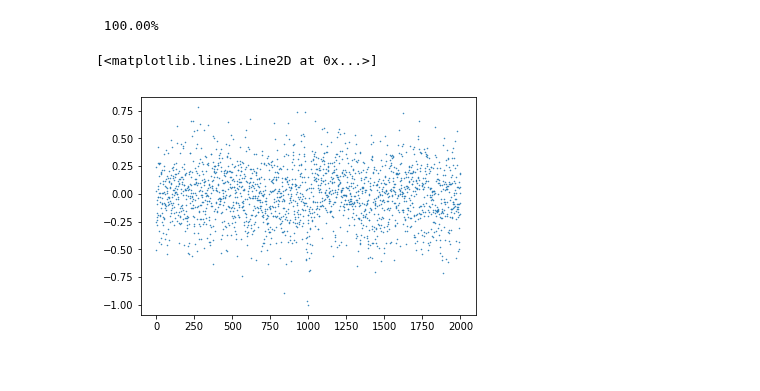
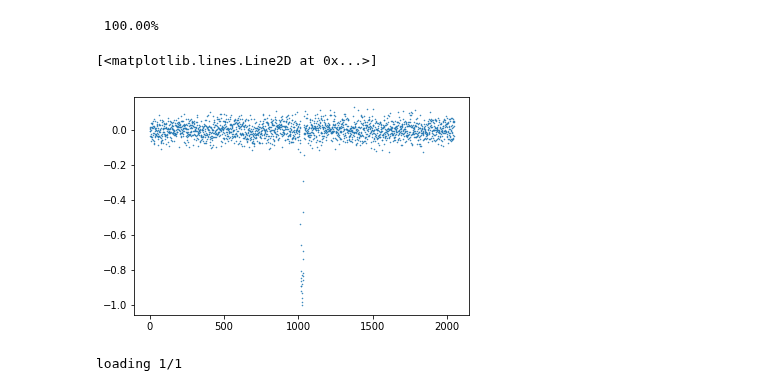
Before and after one commit to grewwc/phd_thesis, a Jupyter notebook: exoplanet/again_preprocess.ipynb, the cells around one changed output. Cells and saved outputs as stored; diff of their text form; code cells hidden in the pictures.

```diff
--- a/exoplanet/again_preprocess.ipynb
+++ b/exoplanet/again_preprocess.ipynb
@@ -128,7 +128,11 @@ pc, _ = get_binned_normalized_flux_by_IDs('009347899', overwrite=1)
 # %% [output]
  100.00%
 # %%
-plt.plot(pc[3].ravel(), '.', ms=1.0)
+plt.plot(pc[0].ravel(), '.', ms=1.0)
 # %% [output]
 [<matplotlib.lines.Line2D at 0x...>]
-[figure, old version]
+[figure, new version]
+# %%
+l = get_binned_local_view_by_IDs('11442793', overwrite=1)
+# %% [output]
+loading 1/1
```
Also changed, not shown: parts of 10 cells of this notebook, 5 other files.
